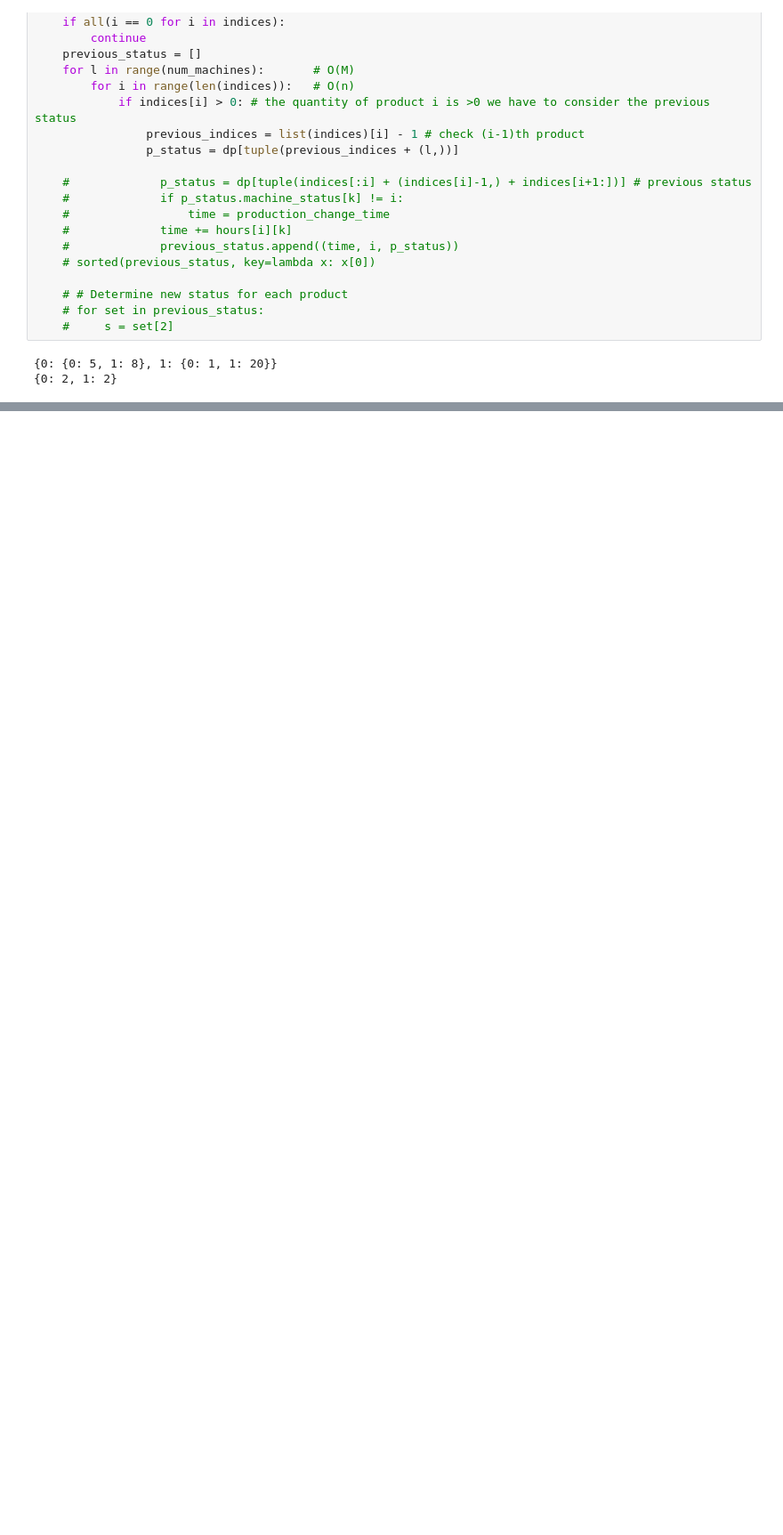
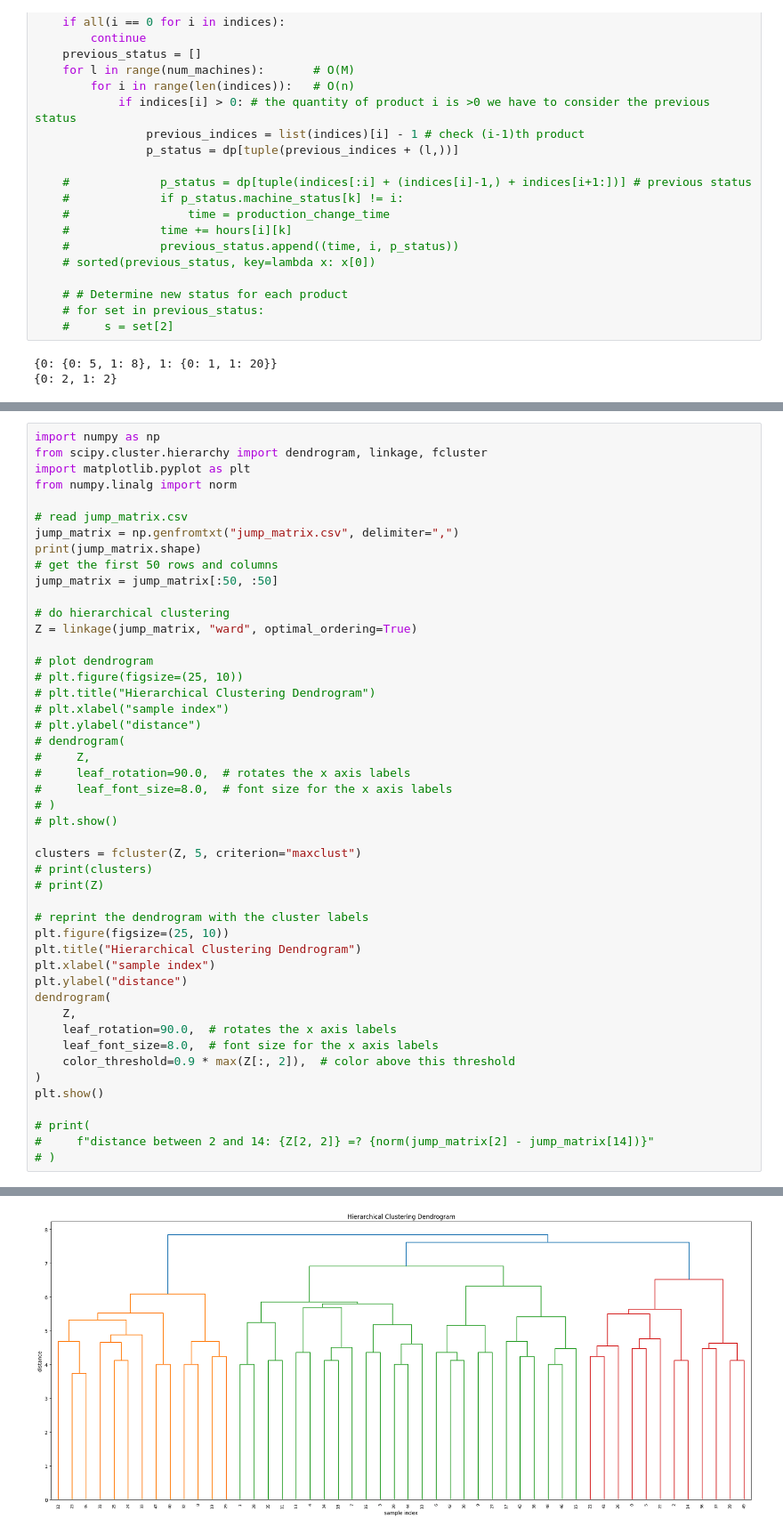
Before and after one commit to RPIFisherman/APS-MES, a Jupyter notebook: APS-demo.ipynb, the cells around one changed output, grey strips where cells are left out. Shown at 89% size. Cells and saved outputs as stored; diff of their text form; blank space fills up the shorter version.

```diff
--- a/APS-demo.ipynb
+++ b/APS-demo.ipynb
@@ -1111,0 +1296,48 @@ for indices in np.ndindex(*dp_shape[:-1]):  # O(Q1*Q2*...*Qn)
+# %%
+import numpy as np
+from scipy.cluster.hierarchy import dendrogram, linkage, fcluster
+import matplotlib.pyplot as plt
+from numpy.linalg import norm
+
+# read jump_matrix.csv
+jump_matrix = np.genfromtxt("jump_matrix.csv", delimiter=",")
+print(jump_matrix.shape)
+# get the first 50 rows and columns
+jump_matrix = jump_matrix[:50, :50]
+
+# do hierarchical clustering
+Z = linkage(jump_matrix, "ward", optimal_ordering=True)
+
+# plot dendrogram
+# plt.figure(figsize=(25, 10))
+# plt.title("Hierarchical Clustering Dendrogram")
+# plt.xlabel("sample index")
+# plt.ylabel("distance")
+# dendrogram(
+#     Z,
+#     leaf_rotation=90.0,  # rotates the x axis labels
+#     leaf_font_size=8.0,  # font size for the x axis labels
+# )
+# plt.show()
+
+clusters = fcluster(Z, 5, criterion="maxclust")
+# print(clusters)
+# print(Z)
+
+# reprint the dendrogram with the cluster labels
+plt.figure(figsize=(25, 10))
+plt.title("Hierarchical Clustering Dendrogram")
+plt.xlabel("sample index")
+plt.ylabel("distance")
+dendrogram(
+    Z,
+    leaf_rotation=90.0,  # rotates the x axis labels
+    leaf_font_size=8.0,  # font size for the x axis labels
+    color_threshold=0.9 * max(Z[:, 2]),  # color above this threshold
+)
+plt.show()
+
+# print(
+#     f"distance between 2 and 14: {Z[2, 2]} =? {norm(jump_matrix[2] - jump_matrix[14])}"
+# )
+# %% [output]
@@ -1111,0 +1345 @@ for indices in np.ndindex(*dp_shape[:-1]):  # O(Q1*Q2*...*Qn)
+[figure, added]
```
Also changed, not shown: parts of 10 cells of this notebook, 5 other files.
